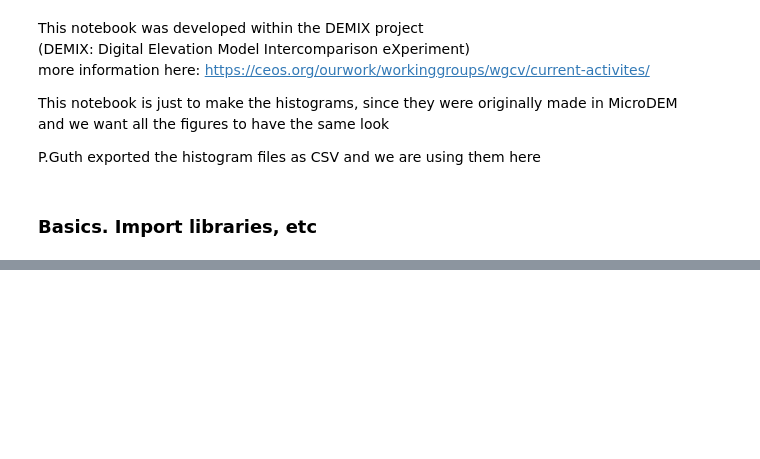
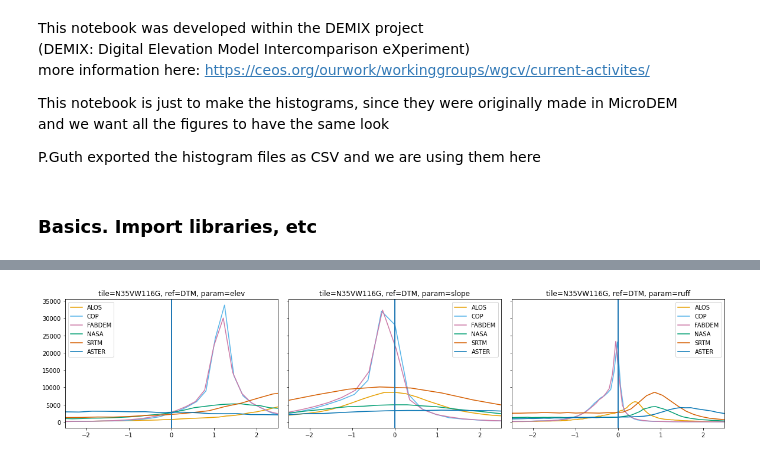
Before and after one commit to CarlosGrohmann/DEMIX_wine_contest, a Jupyter notebook: DEMIX_histograms.ipynb, the cells around one changed output, grey strips where cells are left out. Cells and saved outputs as stored; diff of their text form; code cells hidden in the pictures; blank space fills up the shorter version.

```diff
--- a/DEMIX_histograms.ipynb
+++ b/DEMIX_histograms.ipynb
@@ -86,0 +84,5 @@ for tile in tiles_list:
+# %%
+for tile in tiles_list:
+    plot_hists(tile,ref_list,param_list,dem_list,fdir=binary_dir,xlim=(-2.5,2.5),fnamepart='zoom2.5')
+# %% [output]
+[figure, added]
```
Also changed, not shown: parts of 6 cells of this notebook.
